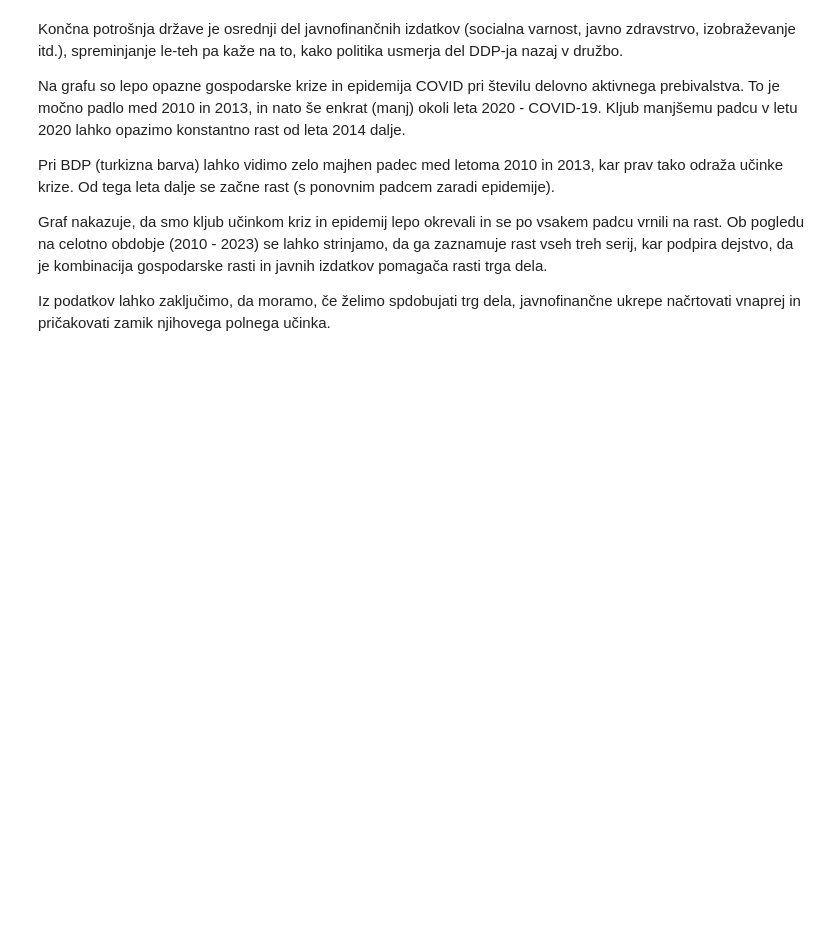
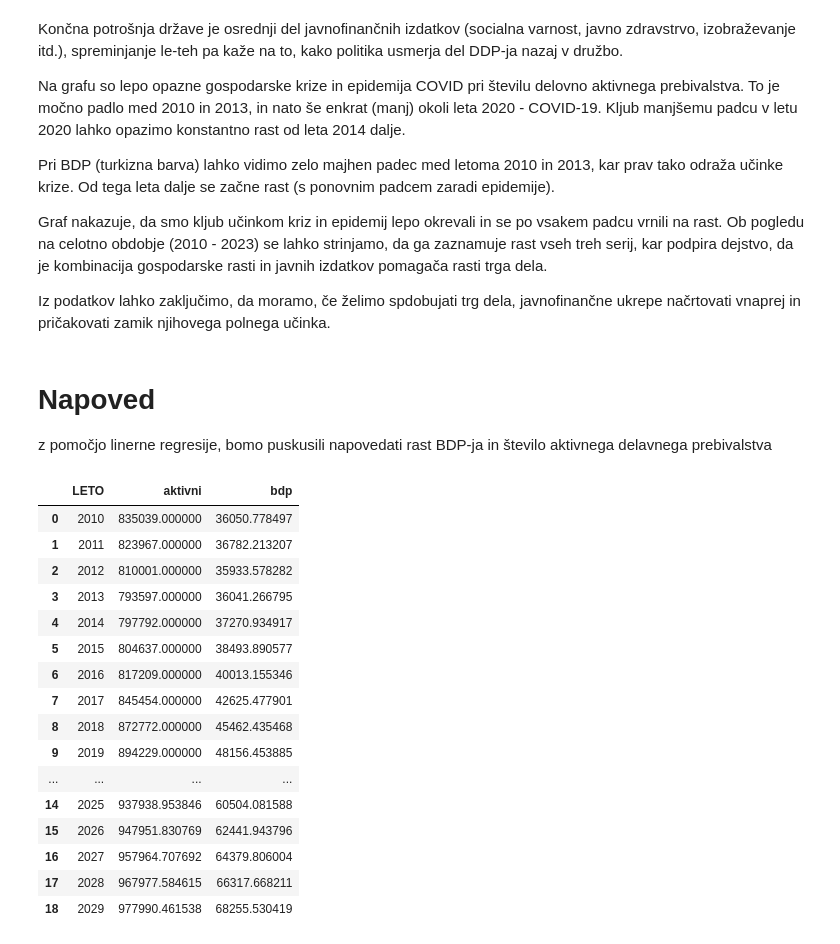
Before and after one commit to nirinja/PR259, a Jupyter notebook: koda/koda.ipynb, the cells around one changed output. Saved outputs shown, nothing was run; the diff lists cells and outputs as text; code cells hidden in the pictures; blank space fills up the shorter version.

```diff
--- a/koda/koda.ipynb
+++ b/koda/koda.ipynb
@@ -516,3 +518,57 @@ Pri BDP (turkizna barva) lahko vidimo zelo majhen padec med letoma 2010 in 2013,
 Graf nakazuje, da smo kljub učinkom kriz in epidemij lepo okrevali in se po vsakem padcu vrnili na rast. Ob pogledu na celotno obdobje (2010 - 2023) se lahko strinjamo, da ga zaznamuje rast vseh treh serij, kar podpira dejstvo, da je kombinacija gospodarske rasti in javnih izdatkov pomagača rasti trga dela.
 
 Iz podatkov lahko zaključimo, da moramo, če želimo spdobujati trg dela, javnofinančne ukrepe načrtovati vnaprej in pričakovati zamik njihovega polnega učinka.
+# %% [markdown]
+# Napoved
+z pomočjo linerne regresije, bomo puskusili napovedati rast BDP-ja in število aktivnega delavnega prebivalstva
+# %%
+import pandas as pd
+from sklearn.linear_model import LinearRegression
+
+aktivni = yearly_data[['LETO', 'DATA']].rename(columns={'DATA': 'aktivni'})
+bdp_cisti = bdp[['LETO', 'DATA']].rename(columns={'DATA': 'bdp'})
+
+skupni_podatki = pd.merge(aktivni, bdp_cisti, on='LETO')
+
+X = skupni_podatki[['LETO']]
+y_aktivni = skupni_podatki['aktivni']
+y_bdp = skupni_podatki['bdp']
+
+model_aktivni = LinearRegression()
+model_aktivni.fit(X, y_aktivni)
+
+model_bdp = LinearRegression()
+model_bdp.fit(X, y_bdp)
+
+# Napoved za leta 2025 do 2029
+leta_napovedi = pd.DataFrame({'LETO': range(2025, 2030)})
+
+napoved_aktivni = model_aktivni.predict(leta_napovedi)
+napoved_bdp = model_bdp.predict(leta_napovedi)
+
+# Združi prejšnje in napovedane podatke
+napovedani_podatki = leta_napovedi.copy()
+napovedani_podatki['aktivni'] = napoved_aktivni
+napovedani_podatki['bdp'] = napoved_bdp
+
+skupni_vsi = pd.concat([skupni_podatki, napovedani_podatki], ignore_index=True)
+
+skupni_vsi
+# %% [output]
+|  | LETO | aktivni | bdp |
+| 0 | 2010 | 835039.000000 | 36050.778497 |
+| 1 | 2011 | 823967.000000 | 36782.213207 |
+| 2 | 2012 | 810001.000000 | 35933.578282 |
+| 3 | 2013 | 793597.000000 | 36041.266795 |
+| 4 | 2014 | 797792.000000 | 37270.934917 |
+| 5 | 2015 | 804637.000000 | 38493.890577 |
+| 6 | 2016 | 817209.000000 | 40013.155346 |
+| 7 | 2017 | 845454.000000 | 42625.477901 |
+| 8 | 2018 | 872772.000000 | 45462.435468 |
+| 9 | 2019 | 894229.000000 | 48156.453885 |
+| ... | ... | ... | ... |
+| 14 | 2025 | 937938.953846 | 60504.081588 |
+| 15 | 2026 | 947951.830769 | 62441.943796 |
+| 16 | 2027 | 957964.707692 | 64379.806004 |
+| 17 | 2028 | 967977.584615 | 66317.668211 |
+| 18 | 2029 | 977990.461538 | 68255.530419 |
```
Also changed, not shown: parts of 3 cells of this notebook.
